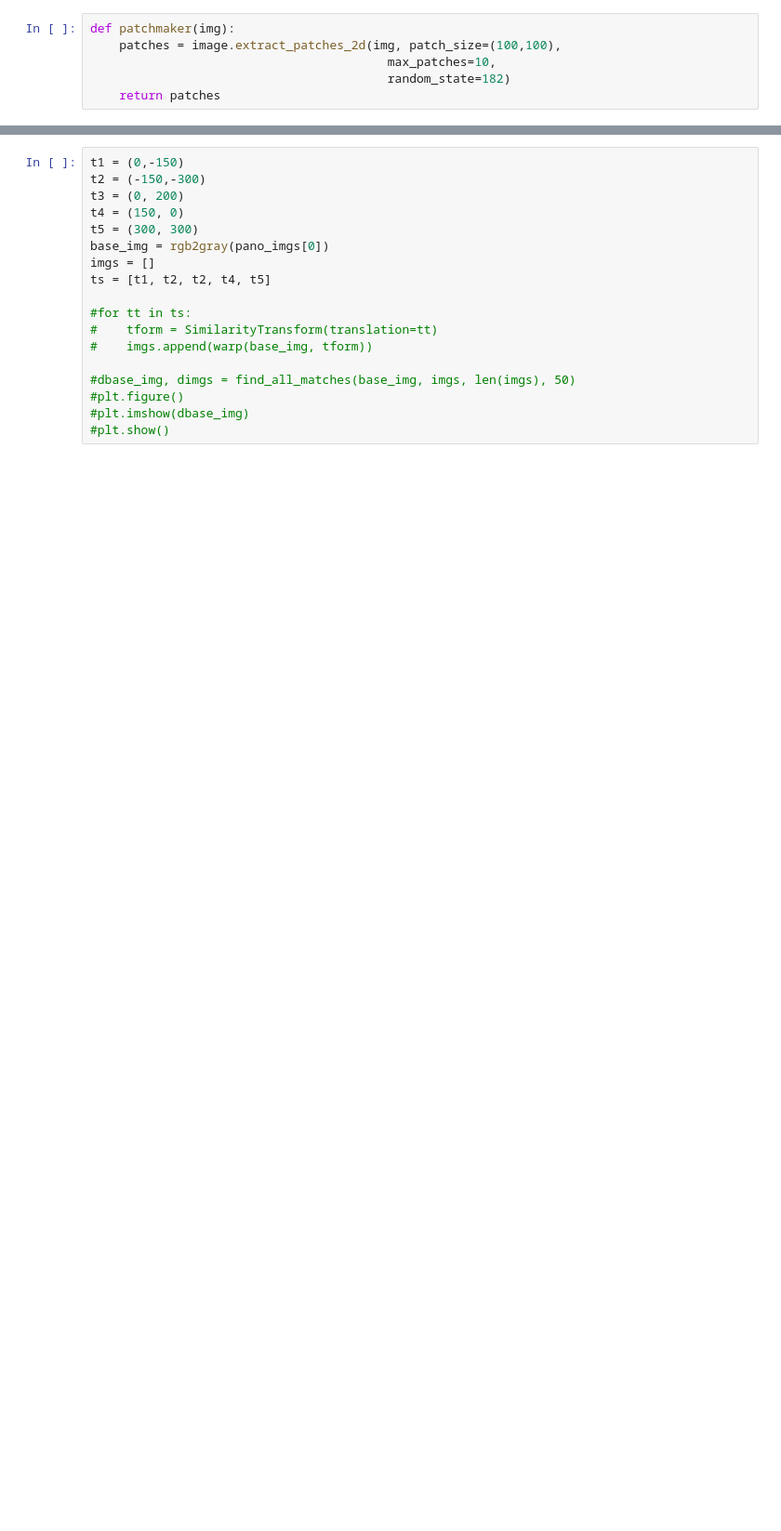
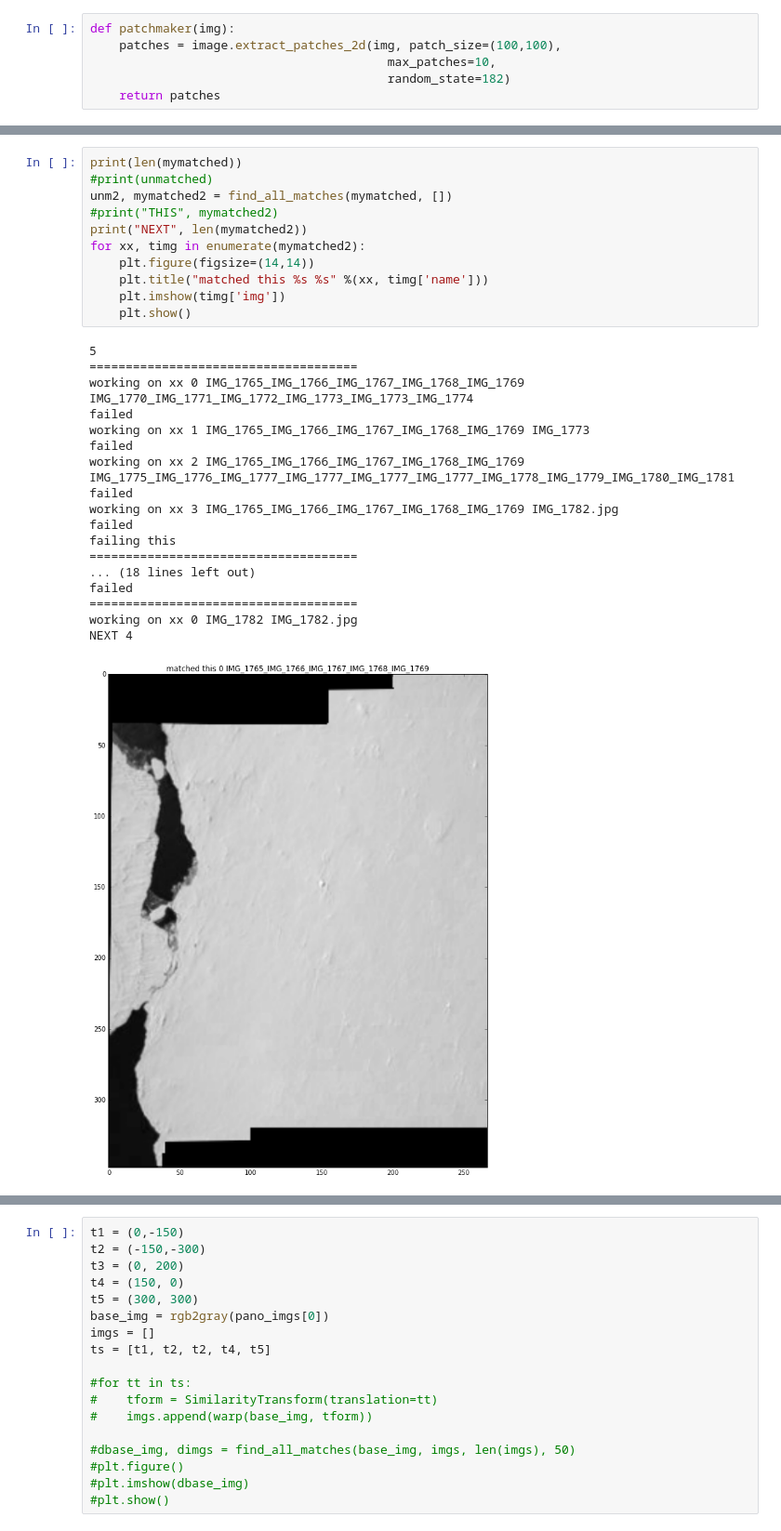
Before and after one commit to johannah/iceview, a Jupyter notebook: iceview/mosaic.ipynb, the cells around one changed output, grey strips where cells are left out. Shown at 93% size. Cells and saved outputs as stored; diff of their text form; blank space fills up the shorter version.

```diff
--- a/iceview/mosaic.ipynb
+++ b/iceview/mosaic.ipynb
@@ -328,0 +540,30 @@ OUT not_matched, imgs 0 4
+# %%
+print(len(mymatched))
+#print(unmatched)
+unm2, mymatched2 = find_all_matches(mymatched, [])
+#print("THIS", mymatched2)
+print("NEXT", len(mymatched2))
+for xx, timg in enumerate(mymatched2):
+    plt.figure(figsize=(14,14))
+    plt.title("matched this %s %s" %(xx, timg['name']))
+    plt.imshow(timg['img'])
+    plt.show()
+# %% [output]
+5
+=====================================
+working on xx 0 IMG_1765_IMG_1766_IMG_1767_IMG_1768_IMG_1769 IMG_1770_IMG_1771_IMG_1772_IMG_1773_IMG_1773_IMG_1774
+failed
+working on xx 1 IMG_1765_IMG_1766_IMG_1767_IMG_1768_IMG_1769 IMG_1773
+failed
+working on xx 2 IMG_1765_IMG_1766_IMG_1767_IMG_1768_IMG_1769 IMG_1775_IMG_1776_IMG_1777_IMG_1777_IMG_1777_IMG_1777_IMG_1778_IMG_1779_IMG_1780_IMG_1781
+failed
+working on xx 3 IMG_1765_IMG_1766_IMG_1767_IMG_1768_IMG_1769 IMG_1782.jpg
+failed
+failing this
+=====================================
+... (18 lines left out)
+failed
+=====================================
+working on xx 0 IMG_1782 IMG_1782.jpg
+NEXT 4
+[figure, added]
```
Also changed, not shown: parts of 14 cells of this notebook.
